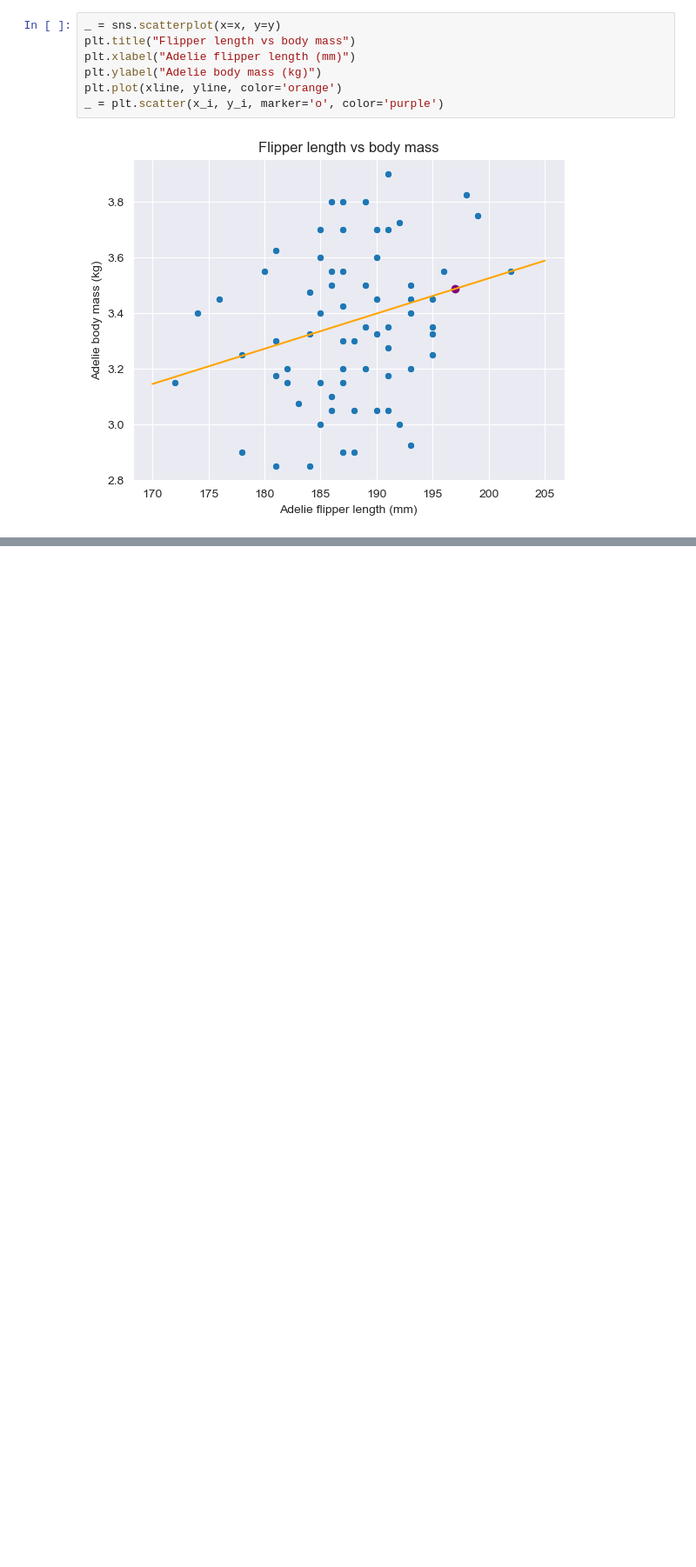
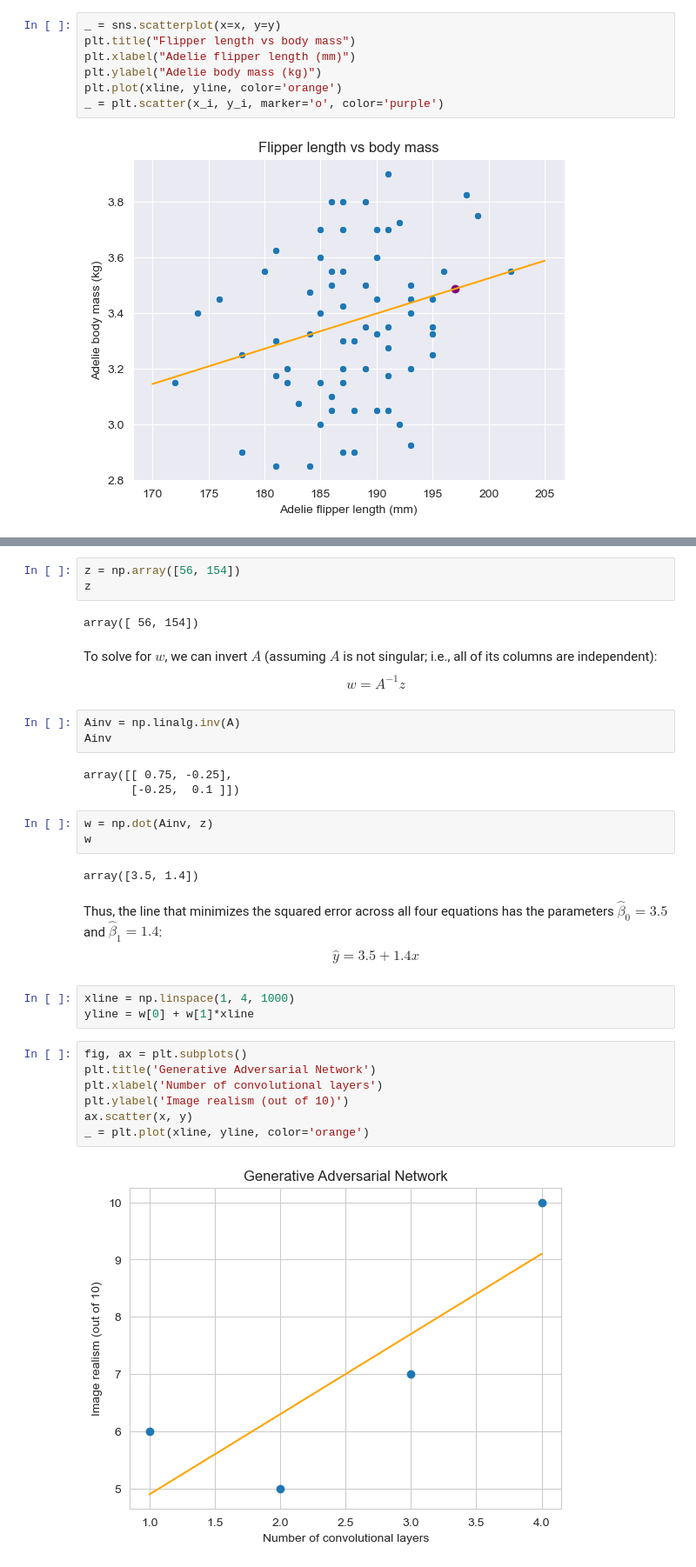
Before and after one commit to sjagadee/math_for_ai_ml, a Jupyter notebook: 6-statistics/5-regression.ipynb, the cells around one changed output, grey strips where cells are left out. Shown at 87% size. Saved outputs shown, nothing was run; the diff lists cells and outputs as text; blank space fills up the shorter version.

```diff
--- a/6-statistics/5-regression.ipynb
+++ b/6-statistics/5-regression.ipynb
@@ -248,0 +312,34 @@ _ = plt.scatter(x_i, y_i, marker='o', color='purple')
+# %%
+z = np.array([56, 154])
+z
+# %% [output]
+array([ 56, 154])
+# %% [markdown]
+To solve for $w$, we can invert $A$ (assuming $A$ is not singular; i.e., all of its columns are independent):
+$$ w = A^{-1}z $$
+# %%
+Ainv = np.linalg.inv(A)
+Ainv
+# %% [output]
+array([[ 0.75, -0.25],
+       [-0.25,  0.1 ]])
+# %%
+w = np.dot(Ainv, z)
+w
+# %% [output]
+array([3.5, 1.4])
+# %% [markdown]
+Thus, the line that minimizes the squared error across all four equations has the parameters $\hat{\beta}_0 = 3.5$ and $\hat{\beta}_1 = 1.4$:
+$$ \hat{y} = 3.5 + 1.4 x $$
+# %%
+xline = np.linspace(1, 4, 1000)
+yline = w[0] + w[1]*xline
+# %%
+fig, ax = plt.subplots()
+plt.title('Generative Adversarial Network')
+plt.xlabel('Number of convolutional layers')
+plt.ylabel('Image realism (out of 10)')
+ax.scatter(x, y)
+_ = plt.plot(xline, yline, color='orange')
+# %% [output]
+[figure, added]
```
Also changed, not shown: parts of 36 cells of this notebook.
